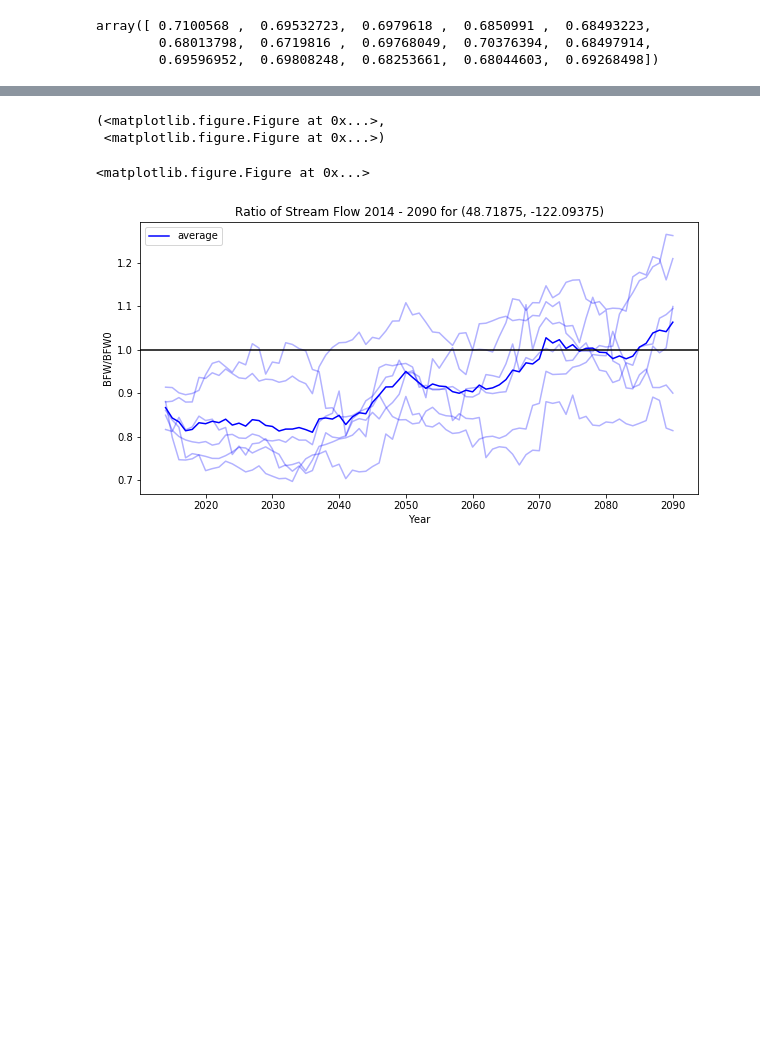
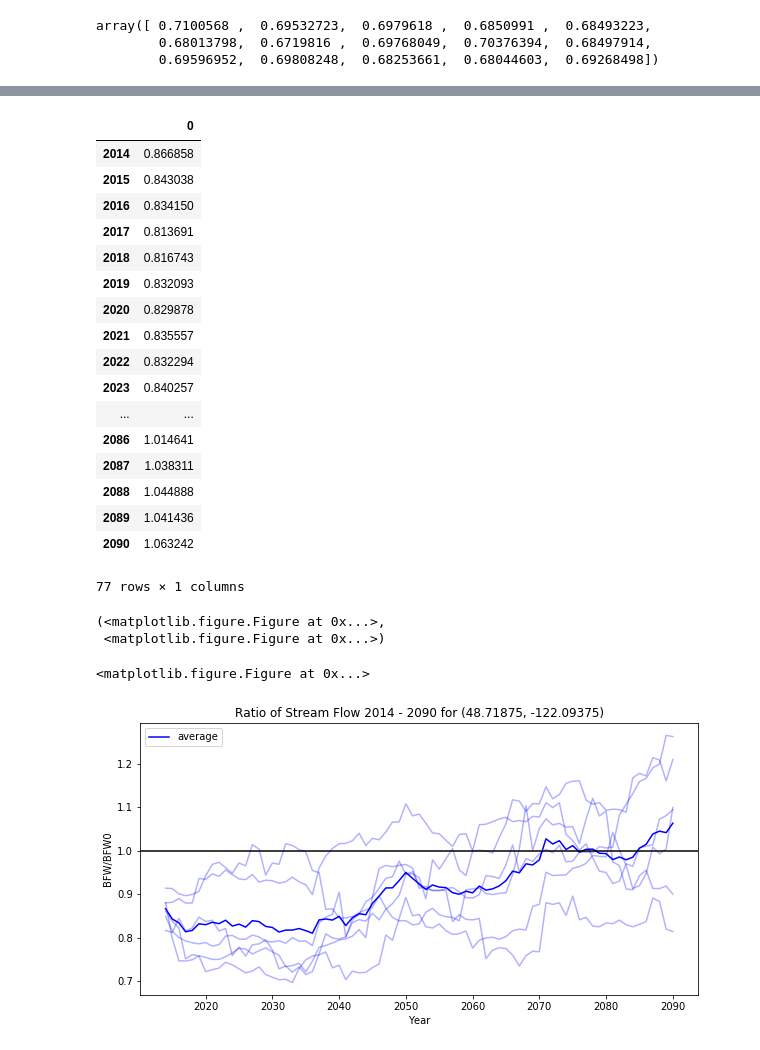
Before and after one commit to ao6372/WashingtonWaterways, a Jupyter notebook: dataset exploration-laptop.ipynb, the cells around one changed output, grey strips where cells are left out. Drawn from its saved outputs; the diff is of its cells as text; code cells hidden in the pictures; blank space fills up the shorter version.

```diff
--- a/dataset exploration-laptop.ipynb
+++ b/dataset exploration-laptop.ipynb
@@ -290,0 +377,22 @@ dfpctls
+# %%
+meandf=pd.DataFrame(fivepctldf.mean())
+meandf
+# %% [output]
+|  | 0 |
+| 2014 | 0.866858 |
+| 2015 | 0.843038 |
+| 2016 | 0.834150 |
+| 2017 | 0.813691 |
+| 2018 | 0.816743 |
+| 2019 | 0.832093 |
+| 2020 | 0.829878 |
+| 2021 | 0.835557 |
+| 2022 | 0.832294 |
+| 2023 | 0.840257 |
+| ... | ... |
+| 2086 | 1.014641 |
+| 2087 | 1.038311 |
+| 2088 | 1.044888 |
+| 2089 | 1.041436 |
+| 2090 | 1.063242 |
+77 rows × 1 columns
```
Also changed, not shown: parts of 26 cells of this notebook, 5 other files.
